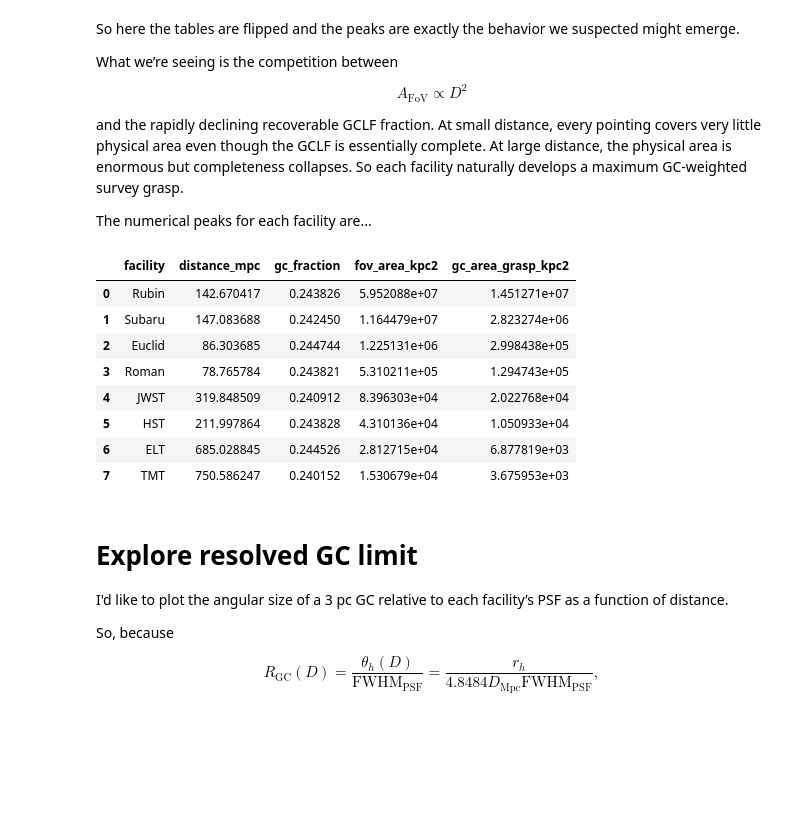
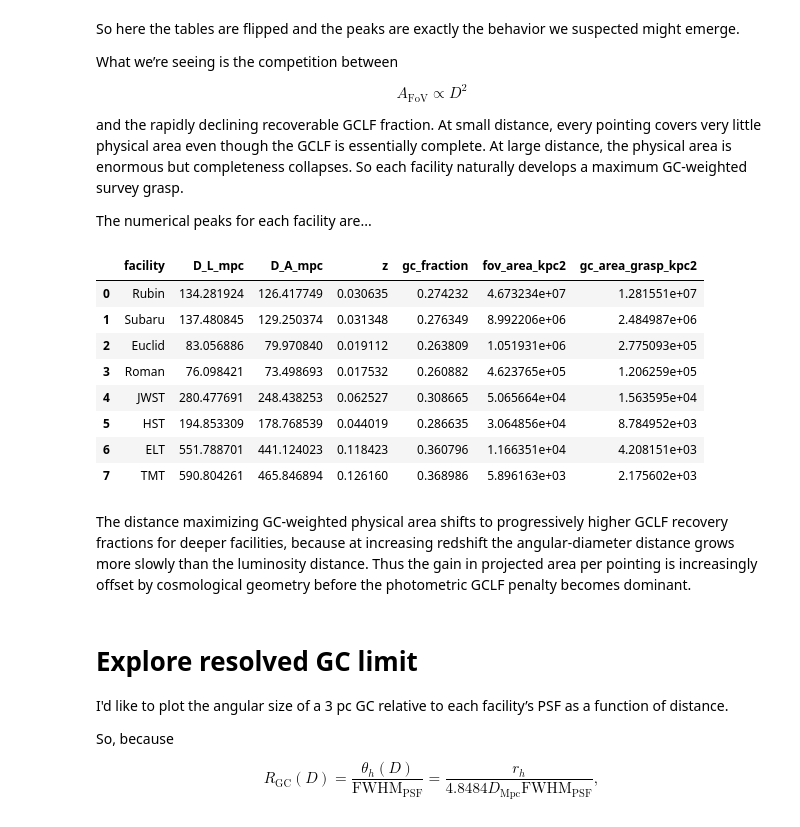
Before and after one commit to Pommers/gc-survey-telescopes, a Jupyter notebook: notebooks/02_gclf_reach.ipynb, the cells around one changed output. Saved outputs shown, nothing was run; the diff lists cells and outputs as text; code cells hidden in the pictures; blank space fills up the shorter version.

```diff
--- a/notebooks/02_gclf_reach.ipynb
+++ b/notebooks/02_gclf_reach.ipynb
@@ -789,6 +820,7 @@ dist = np.logspace(
 )
 
 grasp_rows = []
+
 
 for _, row in reach.iterrows():
 
@@ -799,27 +831,30 @@ for _, row in reach.iterrows():
         "fov_area_deg2"
     ].iloc[0]
 
-    for D in dist:
+    for z, D_L, D_A in zip(z_grid, D_L_grid, D_A_grid):
+
+        f_gc = recovered_fraction(
+            D_L,
+            row["depth_5sigma_ab"],
+            row["M_to_ab"]
+        )
+
+        area = physical_fov_area_kpc2(
+            D_A,
+            fov
+        )
 
         grasp_rows.append({
             "facility": facility,
-            "distance_mpc": D,
-            "gc_fraction": recovered_fraction(
-                D,
-                row["depth_5sigma_ab"],
-                row["M_to_ab"]
-            ),
-            "fov_area_kpc2": physical_fov_area_kpc2(
-                D, fov
-            ),
+            "z": z,
+            "D_L_mpc": D_L,
+            "D_A_mpc": D_A,
+            "gc_fraction": f_gc,
+            "fov_area_kpc2": area,
+            "gc_area_grasp_kpc2": area * f_gc,
         })
 
 grasp = pd.DataFrame(grasp_rows)
-
-grasp["gc_area_grasp_kpc2"] = (
-    grasp["fov_area_kpc2"] *
-    grasp["gc_fraction"]
-)
 # %%
 fig, ax = plt.subplots(figsize=(8, 4.5))
 
@@ -866,32 +903,36 @@ The numerical peaks for each facility are...
 # %%
 peak_grasp = (
     grasp.loc[
         grasp.groupby("facility")["gc_area_grasp_kpc2"].idxmax()
     ]
     [
         [
             "facility",
-            "distance_mpc",
+            "D_L_mpc",
+            "D_A_mpc",
+            "z",
             "gc_fraction",
             "fov_area_kpc2",
             "gc_area_grasp_kpc2",
         ]
     ]
     .sort_values("gc_area_grasp_kpc2", ascending=False)
     .reset_index(drop=True)
 )
 
 peak_grasp
 # %% [output]
-|  | facility | distance_mpc | gc_fraction | fov_area_kpc2 | gc_area_grasp_kpc2 |
-| 0 | Rubin | 142.670417 | 0.243826 | 5.952088e+07 | 1.451271e+07 |
-| 1 | Subaru | 147.083688 | 0.242450 | 1.164479e+07 | 2.823274e+06 |
-| 2 | Euclid | 86.303685 | 0.244744 | 1.225131e+06 | 2.998438e+05 |
-| 3 | Roman | 78.765784 | 0.243821 | 5.310211e+05 | 1.294743e+05 |
-| 4 | JWST | 319.848509 | 0.240912 | 8.396303e+04 | 2.022768e+04 |
-| 5 | HST | 211.997864 | 0.243828 | 4.310136e+04 | 1.050933e+04 |
-| 6 | ELT | 685.028845 | 0.244526 | 2.812715e+04 | 6.877819e+03 |
-| 7 | TMT | 750.586247 | 0.240152 | 1.530679e+04 | 3.675953e+03 |
+|  | facility | D_L_mpc | D_A_mpc | z | gc_fraction | fov_area_kpc2 | gc_area_grasp_kpc2 |
+| 0 | Rubin | 134.281924 | 126.417749 | 0.030635 | 0.274232 | 4.673234e+07 | 1.281551e+07 |
+| 1 | Subaru | 137.480845 | 129.250374 | 0.031348 | 0.276349 | 8.992206e+06 | 2.484987e+06 |
+| 2 | Euclid | 83.056886 | 79.970840 | 0.019112 | 0.263809 | 1.051931e+06 | 2.775093e+05 |
+| 3 | Roman | 76.098421 | 73.498693 | 0.017532 | 0.260882 | 4.623765e+05 | 1.206259e+05 |
+| 4 | JWST | 280.477691 | 248.438253 | 0.062527 | 0.308665 | 5.065664e+04 | 1.563595e+04 |
+| 5 | HST | 194.853309 | 178.768539 | 0.044019 | 0.286635 | 3.064856e+04 | 8.784952e+03 |
+| 6 | ELT | 551.788701 | 441.124023 | 0.118423 | 0.360796 | 1.166351e+04 | 4.208151e+03 |
+| 7 | TMT | 590.804261 | 465.846894 | 0.126160 | 0.368986 | 5.896163e+03 | 2.175602e+03 |
+# %% [markdown]
+The distance maximizing GC-weighted physical area shifts to progressively higher GCLF recovery fractions for deeper facilities, because at increasing redshift the angular-diameter distance grows more slowly than the luminosity distance. Thus the gain in projected area per pointing is increasingly offset by cosmological geometry before the photometric GCLF penalty becomes dominant.
 # %% [markdown]
 # Explore resolved GC limit
 
```
Also changed, not shown: parts of 8 cells of this notebook, 3 other files.
